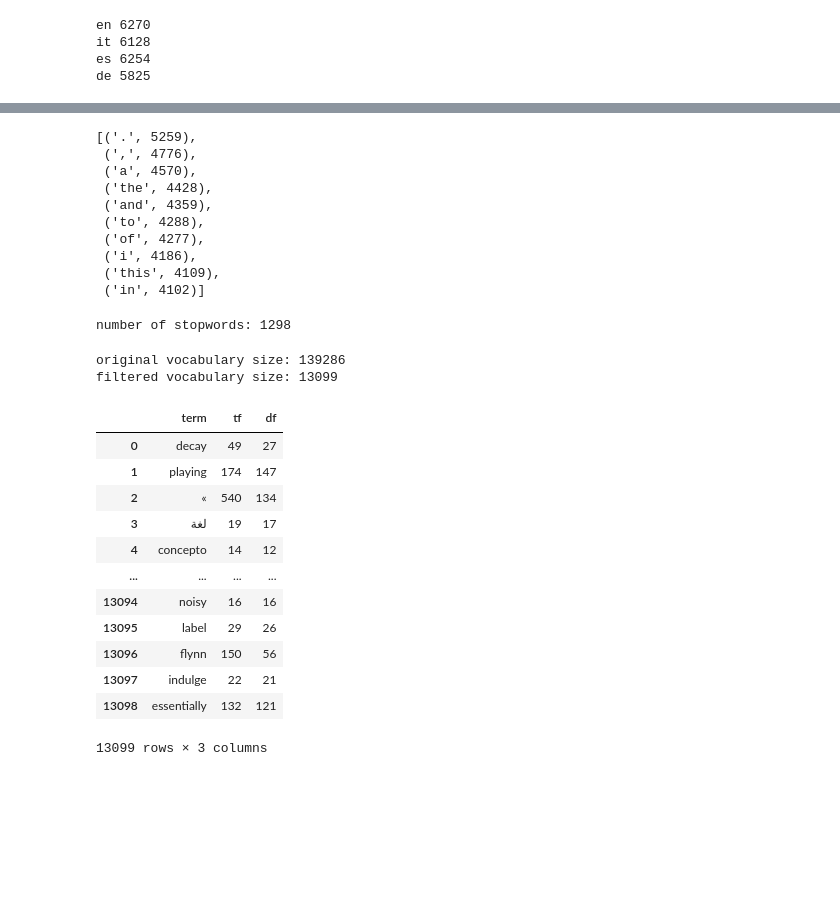
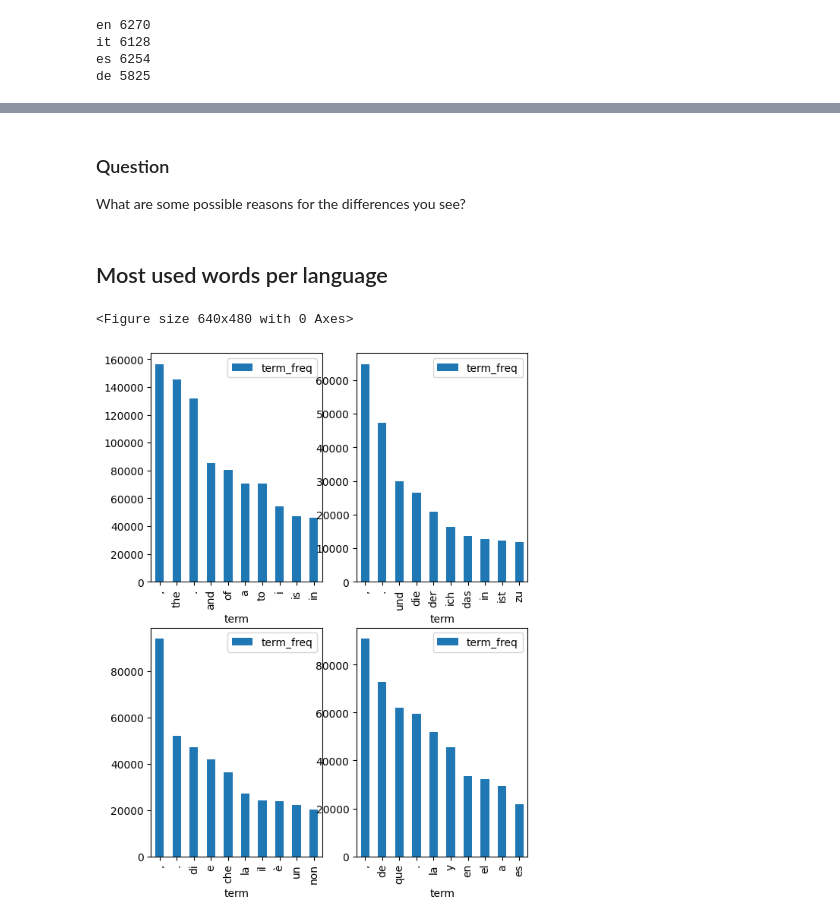
Before and after one commit to impact-and-fiction/workshop-multilingual-reviews-2025, a Jupyter notebook: scripts/step-1-word_frequencies.ipynb, the cells around one changed output, grey strips where cells are left out. Saved outputs shown, nothing was run; the diff lists cells and outputs as text; code cells hidden in the pictures; blank space fills up the shorter version.

```diff
--- a/scripts/step-1-word_frequencies.ipynb
+++ b/scripts/step-1-word_frequencies.ipynb
@@ -309,47 +312,16 @@ term_freq.most_common(10)
+# %% [markdown]
+### Question
+What are some possible reasons for the differences you see?
+# %% [markdown]
+## Most used words per language
 # %%
-doc_freq.most_common(10)
+matplotlib.pyplot.tight_layout()
+fig, axs = matplotlib.pyplot.subplots( 2, 2 )
+matplotlib.pyplot.subplots_adjust( bottom=-0.5 )
+axsl = [axs[0,0], axs[0,1], axs[1,0], axs[1,1] ]
+for idx, lang in enumerate( frequencies['languages'] ):
+    mc_df = pd.DataFrame( frequencies['term_freq'][idx].most_common(10), columns=['term','term_freq'] )
+    mc_df.plot.bar( x='term', y='term_freq', ax=axsl[idx] )
 # %% [output]
-[('.', 5259),
- (',', 4776),
- ('a', 4570),
- ('the', 4428),
- ('and', 4359),
- ('to', 4288),
- ('of', 4277),
- ('i', 4186),
- ('this', 4109),
- ('in', 4102)]
+<Figure size 640x480 with 0 Axes>
+[figure, added]
-# %%
-stopword_file = '../resources/stopwords-en.json'
-with open(stopword_file, 'rt') as fh:
-    stopwords = set(json.load(fh))
-
-print(f"number of stopwords: {len(stopwords)}")
-# %% [output]
-number of stopwords: 1298
-# %%
-# use min_df to filter words that are rare, e.g. occur in fewer than 10 reviews
-min_df = 10
-# filter stopwords and rare words
-vocab = set(term for term in doc_freq if term not in stopwords and doc_freq[term] >= min_df)
-print(f"original vocabulary size: {len(doc_freq)}")
-print(f"filtered vocabulary size: {len(vocab)}")
-# %% [output]
-original vocabulary size: 139286
-filtered vocabulary size: 13099
-# %%
-pd.DataFrame([{'term': term, 'tf': term_freq[term], 'df': doc_freq[term]} for term in vocab])
-# %% [output]
-|  | term | tf | df |
-| 0 | decay | 49 | 27 |
-| 1 | playing | 174 | 147 |
-| 2 | « | 540 | 134 |
-| 3 | لغة | 19 | 17 |
-| 4 | concepto | 14 | 12 |
-| ... | ... | ... | ... |
-| 13094 | noisy | 16 | 16 |
-| 13095 | label | 29 | 26 |
-| 13096 | flynn | 150 | 56 |
-| 13097 | indulge | 22 | 21 |
-| 13098 | essentially | 132 | 121 |
-13099 rows × 3 columns
```
Also changed, not shown: parts of 5 cells of this notebook.
